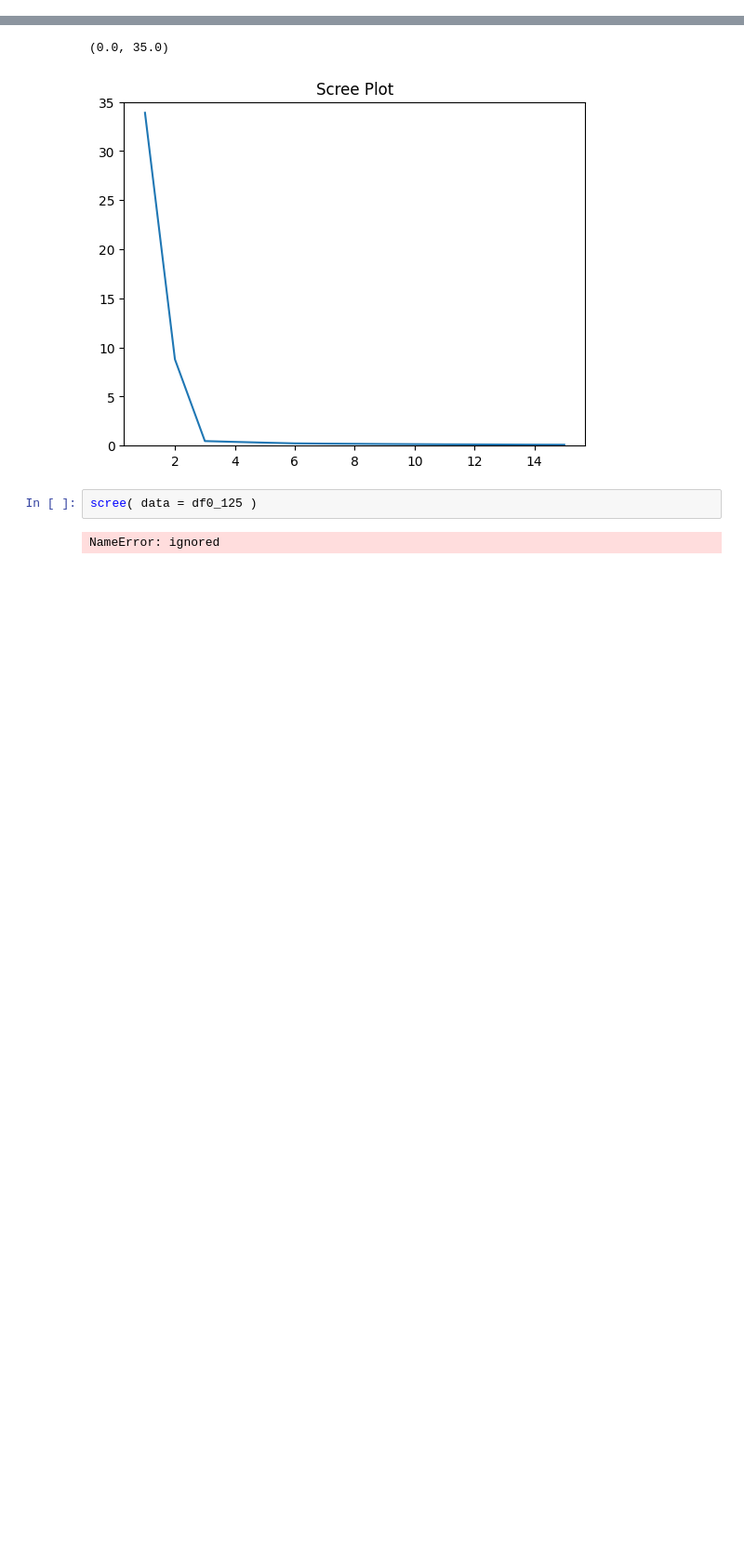
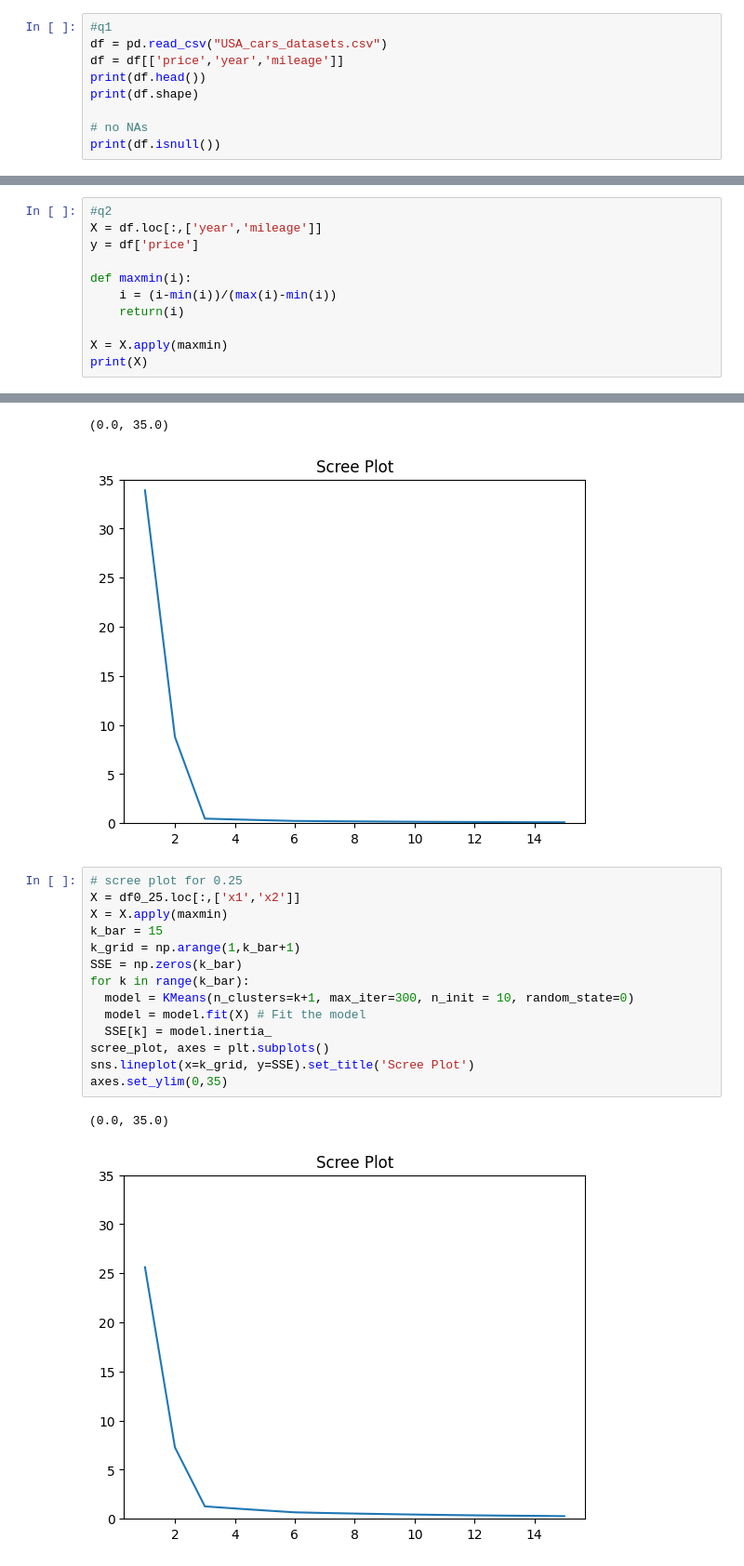
Before and after one commit to NathanGeng/assignment3, a Jupyter notebook: assignment_knn_and_kmc.ipynb, the cells around one changed output, grey strips where cells are left out. Shown: that part at 93% size. Saved outputs shown, nothing was run; the diff lists cells and outputs as text; blank space fills up the shorter version.

```diff
--- a/assignment_knn_and_kmc.ipynb
+++ b/assignment_knn_and_kmc.ipynb
@@ -163,3 +163,12 @@ pd.crosstab(y_M, y_hat_M)
 4. Use the $k$NN algorithm for regression and the training data to predict `price` using `year` and `mileage` for the test set for $k=3,10,25,50,100,300$. For each value of $k$, compute the Sum of Squared Error and make a scatterplot showing the test value plotted against the predicted value. What patterns do you notice as you increase $k$?
 5. Determine the optimal $k$ for these data.
 6. Describe what happened in the plots of predicted versus actual prices as $k$ varied, taking your answer into part 6 into account. (Hint: Use the words "underfitting" and "overfitting".)
+# %%
+#q1
+df = pd.read_csv("USA_cars_datasets.csv")
+df = df[['price','year','mileage']]
+print(df.head())
+print(df.shape)
+
+# no NAs
+print(df.isnull())
@@ -165,0 +193,11 @@ pd.crosstab(y_M, y_hat_M)
+# %%
+#q2
+X = df.loc[:,['year','mileage']]
+y = df['price']
+
+def maxmin(i):
+    i = (i-min(i))/(max(i)-min(i))
+    return(i)
+
+X = X.apply(maxmin)
+print(X)
@@ -312,6 +370,19 @@ axes.set_ylim(0,35)
 (0.0, 35.0)
 [figure]
 # %%
-scree( data = df0_125 )
+# scree plot for 0.25
+X = df0_25.loc[:,['x1','x2']]
+X = X.apply(maxmin)
+k_bar = 15
+k_grid = np.arange(1,k_bar+1)
+SSE = np.zeros(k_bar)
+for k in range(k_bar):
+  model = KMeans(n_clusters=k+1, max_iter=300, n_init = 10, random_state=0)
+  model = model.fit(X) # Fit the model
+  SSE[k] = model.inertia_
+scree_plot, axes = plt.subplots()
+sns.lineplot(x=k_grid, y=SSE).set_title('Scree Plot')
+axes.set_ylim(0,35)
 # %% [output]
-NameError: ignored
+(0.0, 35.0)
+[figure, added]
```
Also changed, not shown: parts of 7 cells of this notebook.
